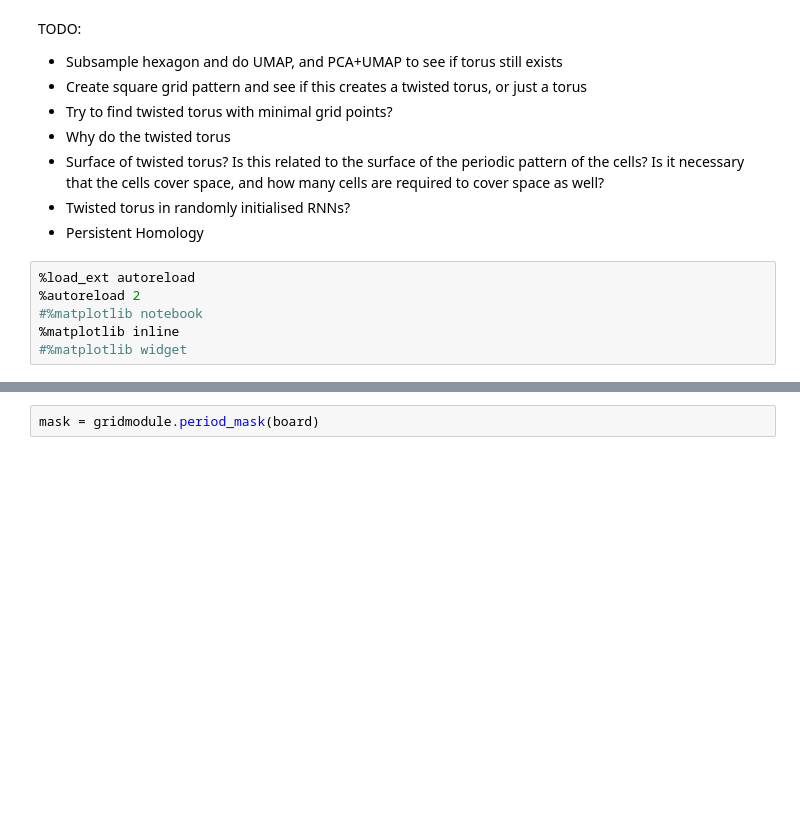
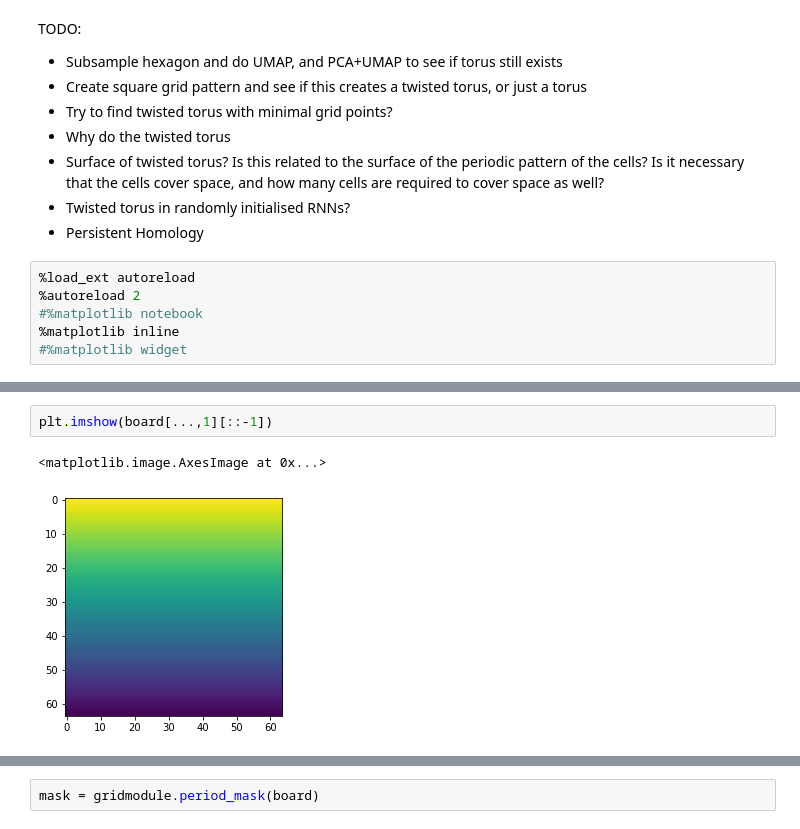
Before and after one commit to bioAI-Oslo/CI-grid-cells, a Jupyter notebook: dev/low-dim-Copy1.ipynb, the cells around one changed output, grey strips where cells are left out. Drawn from its saved outputs; the diff is of its cells as text; blank space fills up the shorter version.

```diff
--- a/dev/low-dim-Copy1.ipynb
+++ b/dev/low-dim-Copy1.ipynb
@@ -72,0 +64,5 @@ phases.shape
+# %%
+plt.imshow(board[...,1][::-1])
+# %% [output]
+<matplotlib.image.AxesImage at 0x...>
+[figure, added]
```
Also changed, not shown: parts of 18 cells of this notebook, 16 other files.
